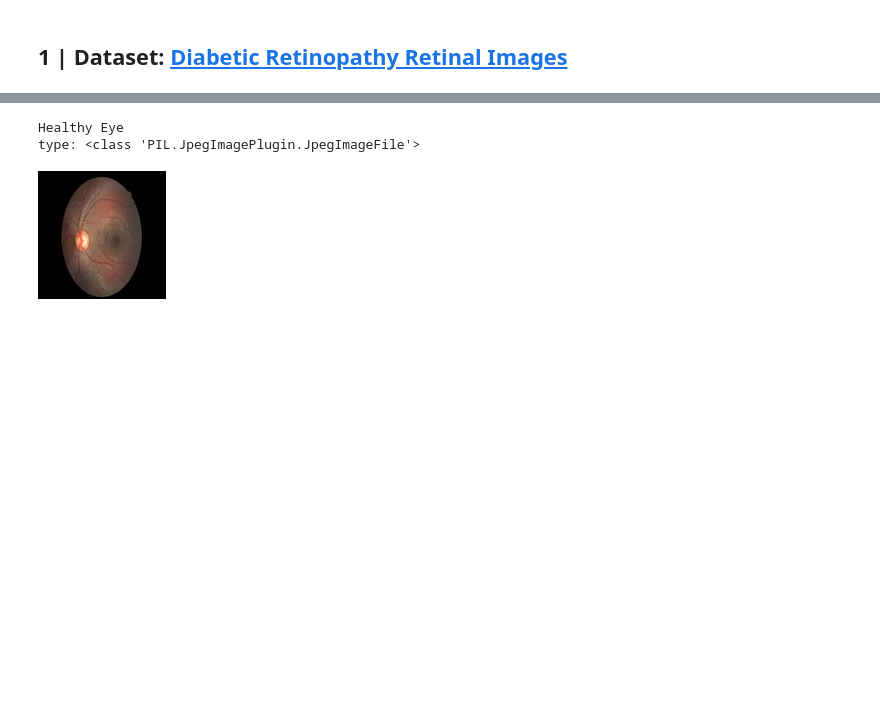
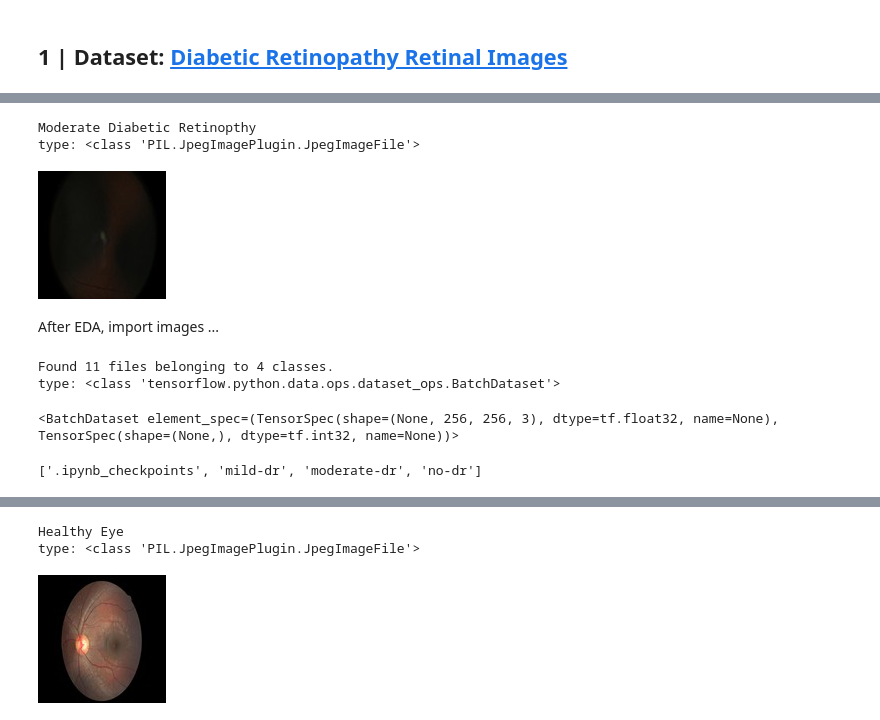
Before and after one commit to slp22/deep-learning-project, a Jupyter notebook: dl_diabetic_retinopathy_mvp.ipynb, the cells around one changed output, grey strips where cells are left out. Saved outputs shown, nothing was run; the diff lists cells and outputs as text; code cells hidden in the pictures; blank space fills up the shorter version.

```diff
--- a/dl_diabetic_retinopathy_mvp.ipynb
+++ b/dl_diabetic_retinopathy_mvp.ipynb
@@ -62,0 +150,19 @@ Numpy version: 1.21.6
+# %%
+# import one moderate DR image
+
+path = '/tmp/sample-dr/moderate-dr/Moderate DR_2576.jpg'
+
+moderate_image = tf.keras.preprocessing.image.load_img(
+   path)
+  #  grayscale=False,
+  #  color_mode="rgb",
+  #  target_size=(256, 256),
+  #  interpolation="nearest")
+
+print('Moderate Diabetic Retinopthy')
+print('type:', type(moderate_image))
+moderate_image
+# %% [output]
+Moderate Diabetic Retinopthy
+type: <class 'PIL.JpegImagePlugin.JpegImageFile'>
+[figure, added]
@@ -62,0 +187,34 @@ Numpy version: 1.21.6
+# %% [markdown]
+After EDA, import images ...
+# %%
+# read in all images
+# https://keras.io/api/preprocessing/image/
+
+directory = '/tmp/sample-dr'
+data = tf.keras.preprocessing.image_dataset_from_directory(
+    directory,
+    labels="inferred",
+    label_mode="int",
+    class_names=None,
+    color_mode="rgb",
+    batch_size=32,
+    image_size=(256, 256),
+    shuffle=True,
+    seed=None,
+    validation_split=None,
+    subset=None,
+    interpolation="bilinear",
+    follow_links=False,
+    crop_to_aspect_ratio=False )
+
+print('type:', type(data), '\n')
+data
+# %% [output]
+Found 11 files belonging to 4 classes.
+type: <class 'tensorflow.python.data.ops.dataset_ops.BatchDataset'>
+<BatchDataset element_spec=(TensorSpec(shape=(None, 256, 256, 3), dtype=tf.float32, name=None), TensorSpec(shape=(None,), dtype=tf.int32, name=None))>
+# %%
+class_names = data.class_names
+class_names
+# %% [output]
+['.ipynb_checkpoints', 'mild-dr', 'moderate-dr', 'no-dr']
```
Also changed, not shown: parts of 23 cells of this notebook.
